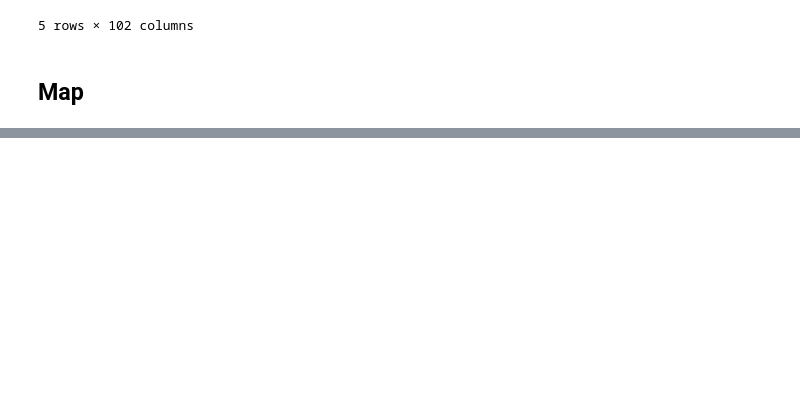
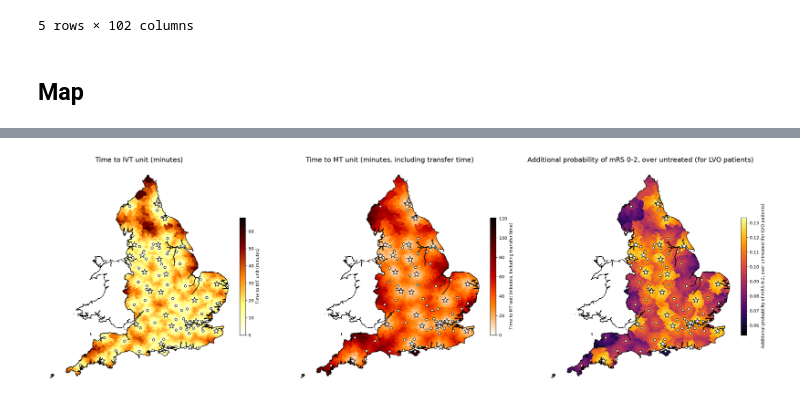
Before and after one commit to stroke-optimist/thrombectomy_location_2026, a Jupyter notebook: 00_single_run.ipynb, the cells around one changed output, grey strips where cells are left out. Saved outputs shown, nothing was run; the diff lists cells and outputs as text; code cells hidden in the pictures; blank space fills up the shorter version.

```diff
--- a/00_single_run.ipynb
+++ b/00_single_run.ipynb
@@ -224,0 +225,79 @@ plt.show()
+# %%
+from matplotlib.colors import Normalize
+from matplotlib.cm import ScalarMappable
+
+data['treated_improved_p_mrs_0-2'] = \
+    data['lvo_drip_ship_ivt_mt_mrs_0-2'] - data['lvo_no_treatment_mrs_0-2']
+
+columns = ['nearest_ivt_time_no_bias',
+           'nearest_mt_time',
+           'treated_improved_p_mrs_0-2']
+
+color_schemes = ['afmhot_r',
+                 'gist_heat_r',
+                 'inferno']
+
+labels = ['Time to IVT unit (minutes)',
+          'Time to MT unit (minutes, including transfer time)',
+          'Additional probability of mRS 0-2, over untreated (for LVO patients)']
+
+fig = plt.figure(figsize=(30, 10))
+
+for i in range(3):
+    ax = fig.add_subplot(1, 3, i + 1)
+
+    column = columns[i]
+    values = pd.to_numeric(data[column], errors='coerce').astype(float)
+    valid_values = values.where(np.isfinite(values))
+
+    vmin, vmax = valid_values.min(), valid_values.max()
+    if vmin == vmax:
+        vmax = vmin + 1
+
+    cmap = plt.get_cmap(color_schemes[i])
+    norm = Normalize(vmin=vmin, vmax=vmax)
+
+    # Use a temporary numeric column; GeoPandas handles the color mapping.
+    data['_plot_value'] = values
+
+    data.plot(
+        column='_plot_value',
+        ax=ax,
+        cmap=cmap,
+        vmin=vmin,
+        vmax=vmax,
+        missing_kwds={'color': 'lightgrey'},
+        antialiased=False,
+        linewidth=0,
+    )
+
+    england.plot(ax=ax, edgecolor='k', facecolor='none', linewidth=1)
+
+    ivt_mask = pd.to_numeric(hospitals_gdf['Use_IVT'], errors='coerce').eq(1)
+    mt_mask = pd.to_numeric(hospitals_gdf['Use_MT'], errors='coerce').eq(1)
+
+    hospitals_gdf.loc[ivt_mask].plot(
+        ax=ax, edgecolor='k', facecolor='w', markersize=30, marker='o', zorder=99
+    )
+    hospitals_gdf.loc[mt_mask].plot(
+        ax=ax, edgecolor='k', facecolor='w', markersize=200, marker='*', zorder=99
+)
+
+    fig.colorbar(
+        ScalarMappable(norm=norm, cmap=cmap),
+        ax=ax,
+        shrink=0.5,      # shrink the colorbar to 50% of its original size
+        pad=0.01,        # gap between map and colorbar (default 0.05)
+        fraction=0.05,   # width of colorbar relative to the axes
+        label=labels[i],
+    )
+
+    ax.set_title(labels[i], fontsize=16)
+
+    ax.apply_aspect()
+    ax.set_axis_off()
+
+plt.savefig(f'./output/map_three_in_one_{SCENARIO_NAME}_lvo.png', dpi=300, bbox_inches='tight')
+plt.show()
+# %% [output]
+[figure, added]
```
Also changed, not shown: parts of 3 cells of this notebook, 8 other files.
